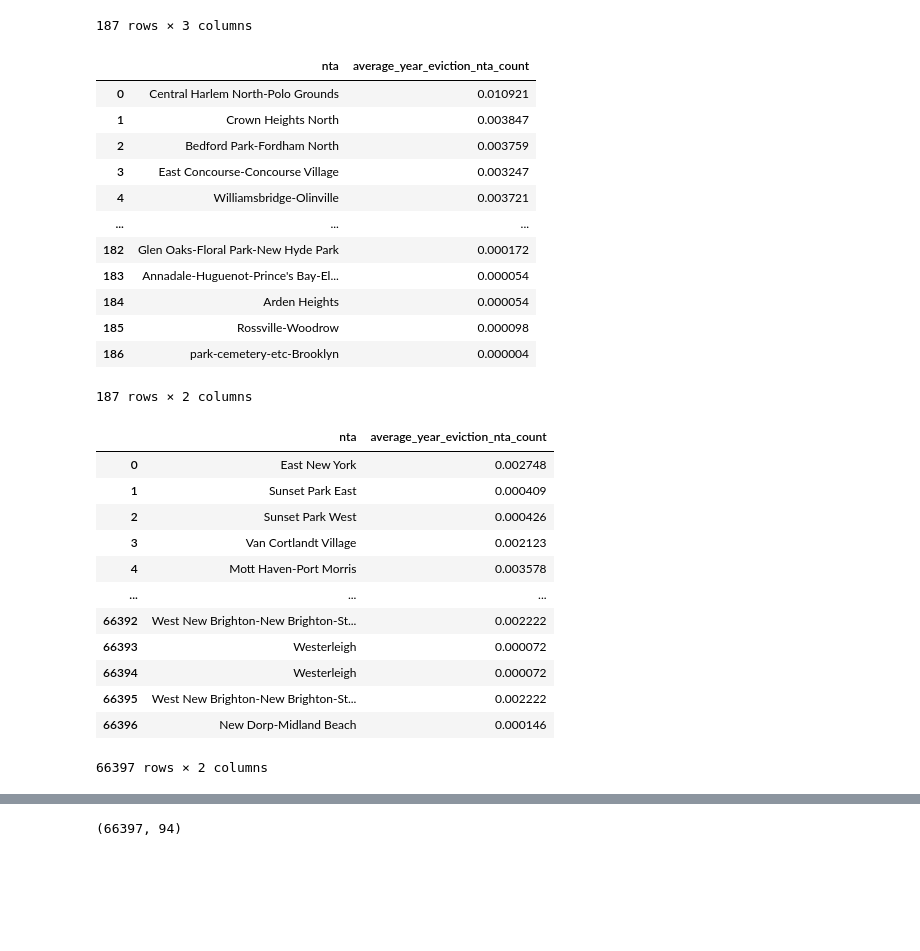
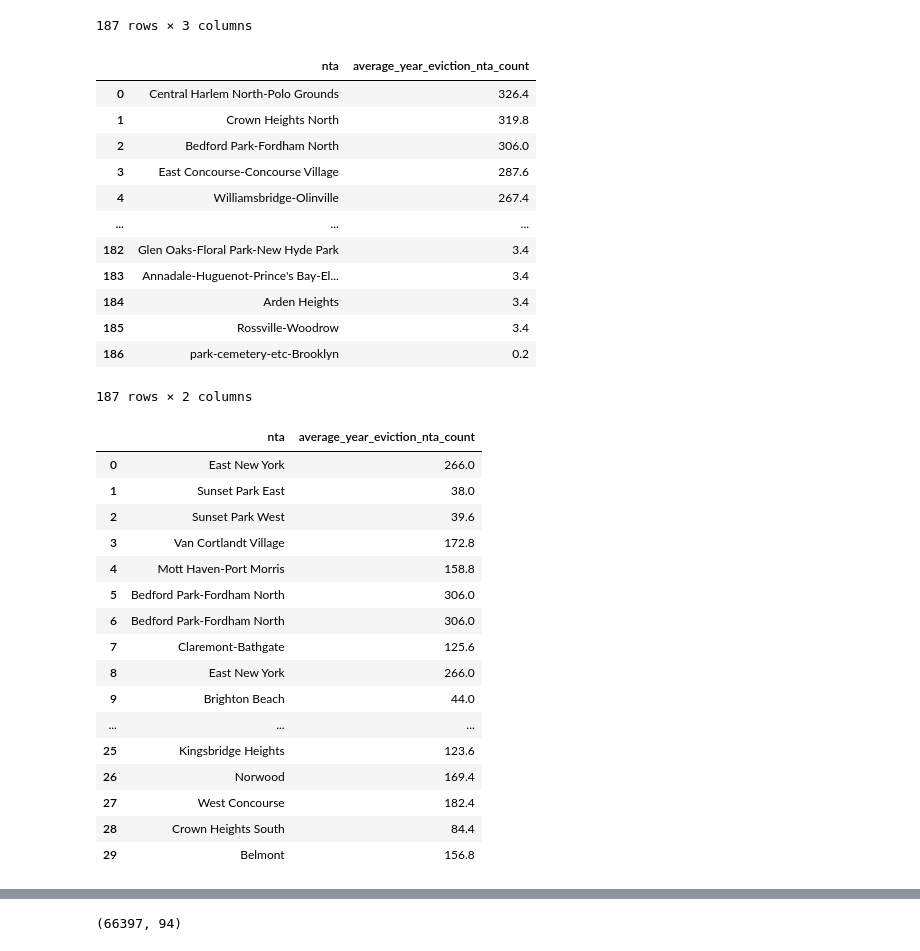
Before and after one commit to simaoalicechen/NYC_Landlord_Behavior_Analysis_Project, a Jupyter notebook: Part_2.5_merging_bbl_evictions_311_svi_mega_complete_normal_times.ipynb, the cells around one changed output, grey strips where cells are left out. Cells and saved outputs as stored; diff of their text form; code cells hidden in the pictures; blank space fills up the shorter version.

```diff
--- a/Part_2.5_merging_bbl_evictions_311_svi_mega_complete_normal_times.ipynb
+++ b/Part_2.5_merging_bbl_evictions_311_svi_mega_complete_normal_times.ipynb
@@ -811,23 +811,23 @@ nta_rates
 # %%
 num_years = 5
 nta_rates['average_year_eviction_nta_count'] = (
-    nta_rates['total_evictions'] / nta_rates['e_totpop'] / num_years
+    nta_rates['total_evictions'] / num_years
 )
 nta_rates = nta_rates[['nta', 'average_year_eviction_nta_count']]
 nta_rates
 # %% [output]
 |  | nta | average_year_eviction_nta_count |
-| 0 | Central Harlem North-Polo Grounds | 0.010921 |
-| 1 | Crown Heights North | 0.003847 |
-| 2 | Bedford Park-Fordham North | 0.003759 |
-| 3 | East Concourse-Concourse Village | 0.003247 |
-| 4 | Williamsbridge-Olinville | 0.003721 |
+| 0 | Central Harlem North-Polo Grounds | 326.4 |
+| 1 | Crown Heights North | 319.8 |
+| 2 | Bedford Park-Fordham North | 306.0 |
+| 3 | East Concourse-Concourse Village | 287.6 |
+| 4 | Williamsbridge-Olinville | 267.4 |
 | ... | ... | ... |
-| 182 | Glen Oaks-Floral Park-New Hyde Park | 0.000172 |
-| 183 | Annadale-Huguenot-Prince's Bay-El... | 0.000054 |
-| 184 | Arden Heights | 0.000054 |
-| 185 | Rossville-Woodrow | 0.000098 |
-| 186 | park-cemetery-etc-Brooklyn | 0.000004 |
+| 182 | Glen Oaks-Floral Park-New Hyde Park | 3.4 |
+| 183 | Annadale-Huguenot-Prince's Bay-El... | 3.4 |
+| 184 | Arden Heights | 3.4 |
+| 185 | Rossville-Woodrow | 3.4 |
+| 186 | park-cemetery-etc-Brooklyn | 0.2 |
 187 rows × 2 columns
 # %%
 bbl_evictions_svi_311 = pd.merge(
@@ -837,21 +837,25 @@ bbl_evictions_svi_311 = pd.merge(
     how='left'
 )
 # %%
-bbl_evictions_svi_311[['nta', 'average_year_eviction_nta_count']]
+bbl_evictions_svi_311[['nta', 'average_year_eviction_nta_count']].head(30)
 # %% [output]
 |  | nta | average_year_eviction_nta_count |
-| 0 | East New York | 0.002748 |
-| 1 | Sunset Park East | 0.000409 |
-| 2 | Sunset Park West | 0.000426 |
-| 3 | Van Cortlandt Village | 0.002123 |
-| 4 | Mott Haven-Port Morris | 0.003578 |
+| 0 | East New York | 266.0 |
+| 1 | Sunset Park East | 38.0 |
+| 2 | Sunset Park West | 39.6 |
+| 3 | Van Cortlandt Village | 172.8 |
+| 4 | Mott Haven-Port Morris | 158.8 |
+| 5 | Bedford Park-Fordham North | 306.0 |
+| 6 | Bedford Park-Fordham North | 306.0 |
+| 7 | Claremont-Bathgate | 125.6 |
+| 8 | East New York | 266.0 |
+| 9 | Brighton Beach | 44.0 |
 | ... | ... | ... |
-| 66392 | West New Brighton-New Brighton-St... | 0.002222 |
-| 66393 | Westerleigh | 0.000072 |
-| 66394 | Westerleigh | 0.000072 |
-| 66395 | West New Brighton-New Brighton-St... | 0.002222 |
-| 66396 | New Dorp-Midland Beach | 0.000146 |
+| 25 | Kingsbridge Heights | 123.6 |
+| 26 | Norwood | 169.4 |
+| 27 | West Concourse | 182.4 |
+| 28 | Crown Heights South | 84.4 |
+| 29 | Belmont | 156.8 |
-66397 rows × 2 columns
 # %%
 bbl_evictions_svi_311[['nta', 'average_year_eviction_nta_count']].sort_values('average_year_eviction_nta_count', ascending=False)
 # %% [output]
```
Also changed, not shown: parts of 2 cells of this notebook, 1 other file.
